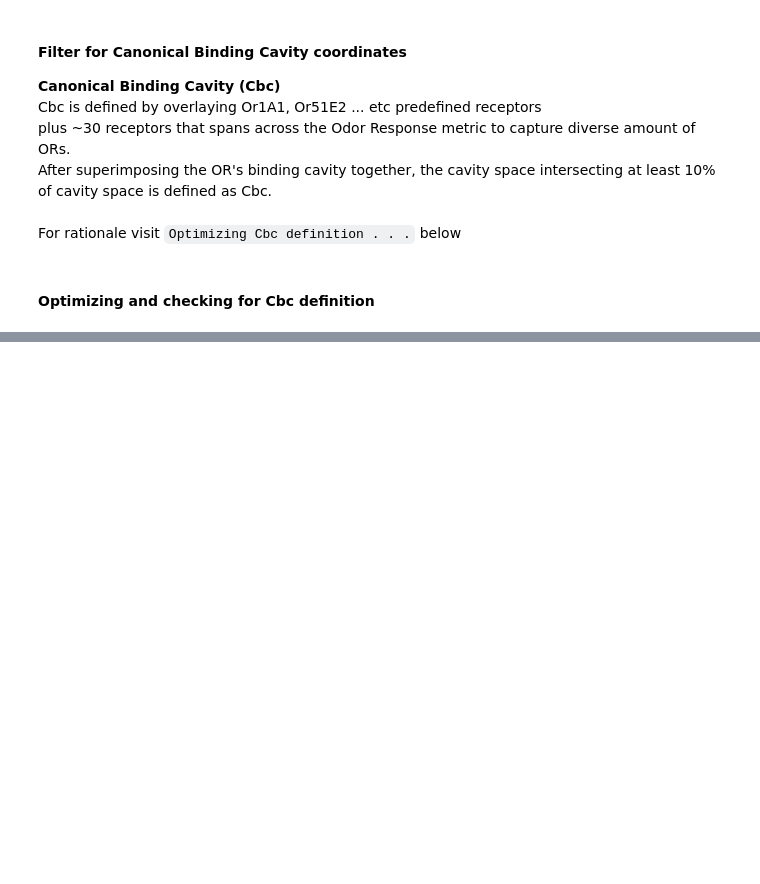
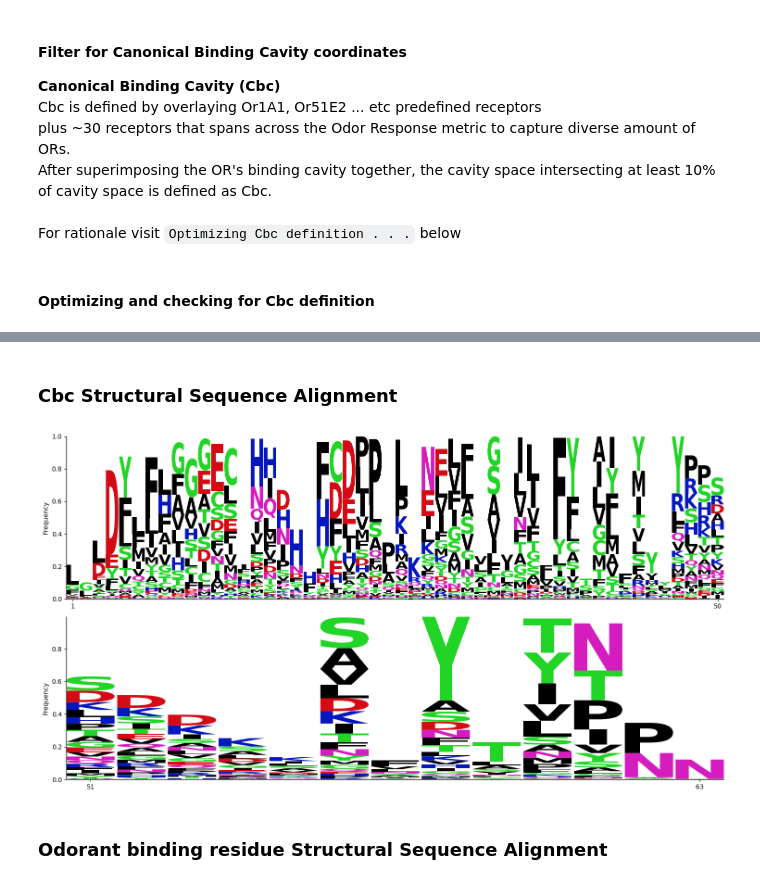
Before and after one commit to Justice-Lu/OR_learning, a Jupyter notebook: notebooks/binding_cavity/bc_01_Canonical_binding_cavity.ipynb, the cells around one changed output, grey strips where cells are left out. Saved outputs shown, nothing was run; the diff lists cells and outputs as text; code cells hidden in the pictures; blank space fills up the shorter version.

Commit message:
SeqAlignment progress update

```diff
--- a/notebooks/binding_cavity/bc_01_Canonical_binding_cavity.ipynb
+++ b/notebooks/binding_cavity/bc_01_Canonical_binding_cavity.ipynb
@@ -445,0 +438,2 @@ fig.show()
+# %%
+alignment = pd.read_pickle('../../files/binding_cavity/dict_SeqAlignment_Full.pkl')
@@ -445,0 +474,3 @@ fig.show()
+# %%
+Olfr_DL = pd.read_csv(os.path.join(OR_LEARNING_PATH, 'files/Olfr_DL.csv'), index_col=0)
+Olfr_DL = dict(zip(Olfr_DL.Olfr, Olfr_DL.DL_OR))
@@ -445,0 +552,5 @@ fig.show()
+# %% [markdown]
+### Cbc Structural Sequence Alignment
+# %%
+Cbc_coords = pd.read_pickle(os.path.join(OR_LEARNING_PATH, 'files/binding_cavity/canonical_bc_coords.pkl'))
+Cbc_res_coords = pd.read_pickle(os.path.join(OR_LEARNING_PATH, 'files/binding_cavity/dict_Cbc_res_coords.pkl'))
@@ -445,0 +589,29 @@ fig.show()
+# %%
+Cbc_alignment = pd.read_pickle(os.path.join(OR_LEARNING_PATH,'files/binding_cavity/dict_SeqAlignment_Cbc.pkl'))
+# %%
+import matplotlib.pyplot as plt
+import logomaker
+
+
+# Define gap threshold (e.g., 90% gaps)
+filtered_alignment, frequency_matrix = sa.trim_alignment(Cbc_alignment, gap_threshold=0.9)
+
+primary_sequence = ''.join(filtered_alignment[1048]).replace('-','')
+aligned_sequence = ''.join(filtered_alignment[1048])  # The aligned sequence
+# highlight_positions = ["H104", "F155", "L158", "H180", "Q181", "N194", "G198", "L199", "A201", "I202", "S258", "R262"]
+# bw_positions = ["N41", "D69", "R121", "V149", "C178", "D209", "P253", "P288"]
+
+# highlighted_mapping = pf.map_highlight_positions(primary_sequence, aligned_sequence, highlight_positions)
+bw_mapping = sa.map_highlight_positions(primary_sequence, aligned_sequence, bw_positions, verify_aa=False)
+bw_mapping = {['1.50', '2.50', '3.50', '4.50', '45.50', '5.50', '6.50', '7.50'][i]: bw_mapping[_pos] for i, _pos in enumerate(bw_mapping)} #Rename index as BW labels
+
+fig = pf.plot_weblogo(frequency_matrix,
+                    #   highlight_index=highlighted_mapping,
+                    #   bw_index=bw_mapping,
+                      figsize=[15,4],
+                      row_length=50)
+# fig.savefig('../../output/Canonical_bc/SeqAlignment/SeqAlignment_Cbc.png')
+# %% [output]
+[figure, added]
+# %% [markdown]
+### Odorant binding residue Structural Sequence Alignment
```
Also changed, not shown: parts of 23 cells of this notebook, 46 other files.
